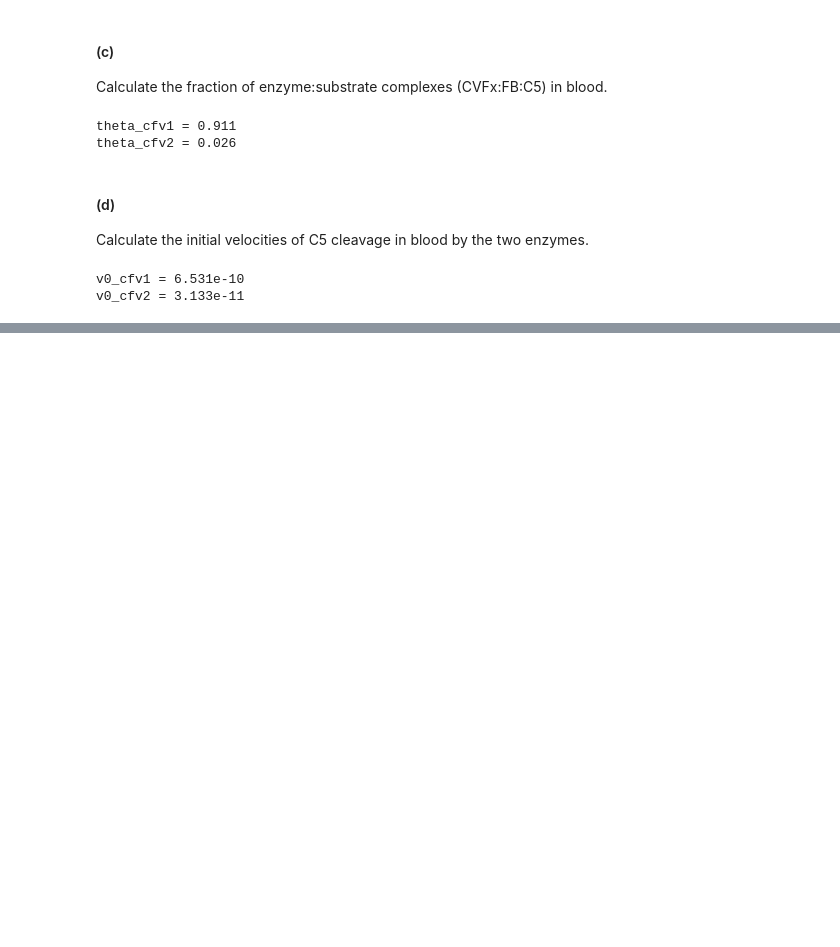
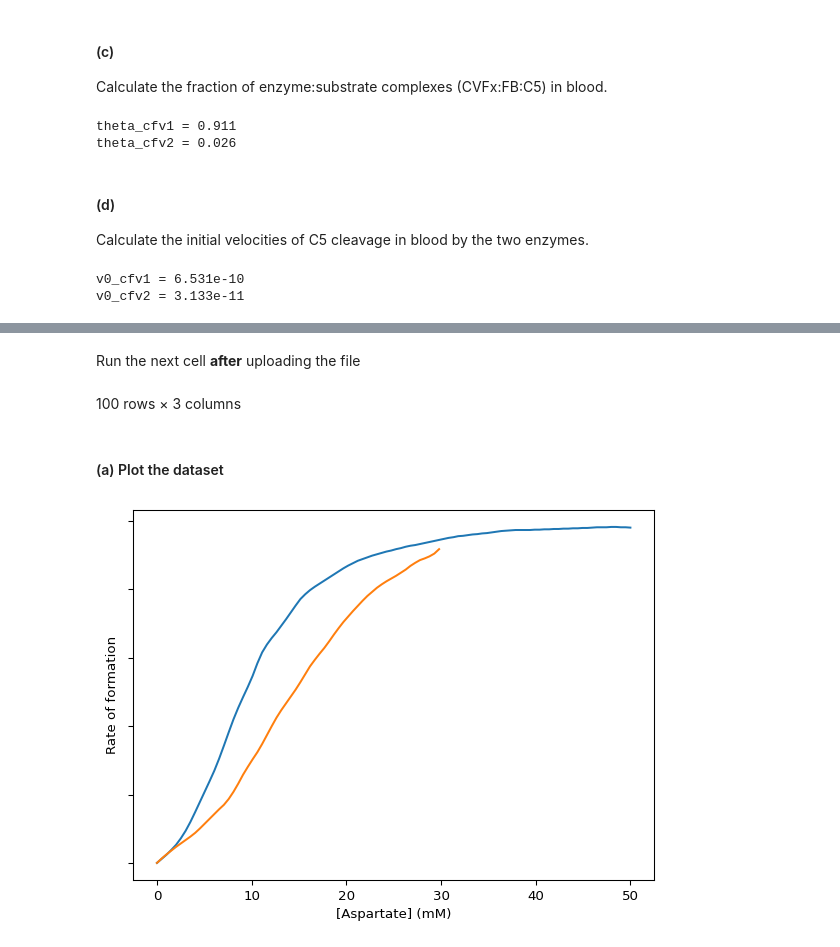
Before and after one commit to au-mbg/fysisk-biokemi, a Jupyter notebook: built_notebooks/master/week_48.ipynb, the cells around one changed output, grey strips where cells are left out. Drawn from its saved outputs; the diff is of its cells as text; code cells hidden in the pictures; blank space fills up the shorter version.

```diff
--- a/built_notebooks/master/week_48.ipynb
+++ b/built_notebooks/master/week_48.ipynb
@@ -425,0 +452,2 @@ molecules in blood?
+# %% [markdown]
+Run the next cell **after** uploading the file
@@ -425,0 +457,20 @@ molecules in blood?
+# %%
+from IPython.display import display
+from fysisk_biokemi.datasets import load_dataset
+df = load_dataset('atcase') # Load from package for the solution so it doesn't require to interact.
+display(df)
+# %% [output]
+100 rows × 3 columns
+# %% [markdown]
+#### (a) Plot the dataset
+# %%
+fig, ax = plt.subplots()
+
+ax.plot(df['aspartate'], df['without_ctp'], label='No CTP')
+ax.plot(df['aspartate'], df['with_ctp'], label='With CTP')
+
+ax.set_xlabel('[Aspartate] (mM)')
+ax.set_ylabel('Rate of formation')
+ax.set_yticklabels([]);
+# %% [output]
+[figure, added]
```
Also changed, not shown: parts of 6 cells of this notebook, 21 other files.
